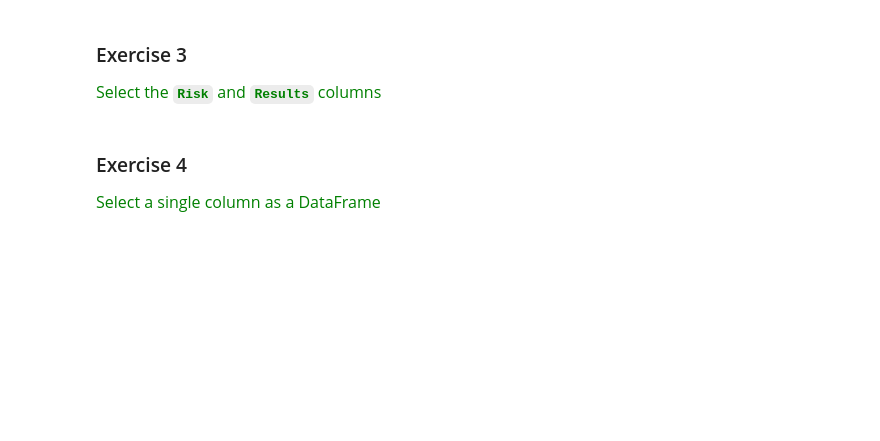
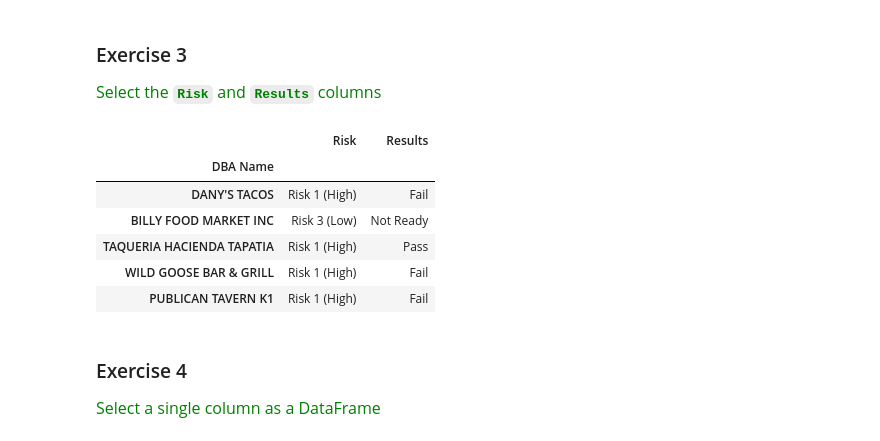
Before and after one commit to dianakorka/dmml2021, a Jupyter notebook: week2/Selecting Subsets/01 Selecting Subsets with [ ], .loc and .iloc.ipynb, the cells around one changed output. Drawn from its saved outputs; the diff is of its cells as text; code cells hidden in the pictures; blank space fills up the shorter version.

```diff
--- a/week2/Selecting Subsets/01 Selecting Subsets with [ ], .loc and .iloc.ipynb
+++ b/week2/Selecting Subsets/01 Selecting Subsets with [ ], .loc and .iloc.ipynb
@@ -1002,6 +1055,16 @@ Make sure you check your answers with the [solutions notebook](./Solutions.ipynb
 <span  style="color:green; font-size:16px">Select the **`Risk`** and **`Results`** columns</span>
 # %%
 # your code here
+# %%
+df_idx.loc[:, ['Risk', 'Results']].head()
+# %% [output]
+|  | Risk | Results |
+| DBA Name |  |  |
+| DANY'S TACOS | Risk 1 (High) | Fail |
+| BILLY FOOD MARKET INC | Risk 3 (Low) | Not Ready |
+| TAQUERIA HACIENDA TAPATIA | Risk 1 (High) | Pass |
+| WILD GOOSE BAR & GRILL | Risk 1 (High) | Fail |
+| PUBLICAN TAVERN K1 | Risk 1 (High) | Fail |
 # %% [markdown]
 ### Exercise 4
 <span  style="color:green; font-size:16px">Select a single column as a DataFrame</span>
```
Also changed, not shown: parts of 24 cells of this notebook.
